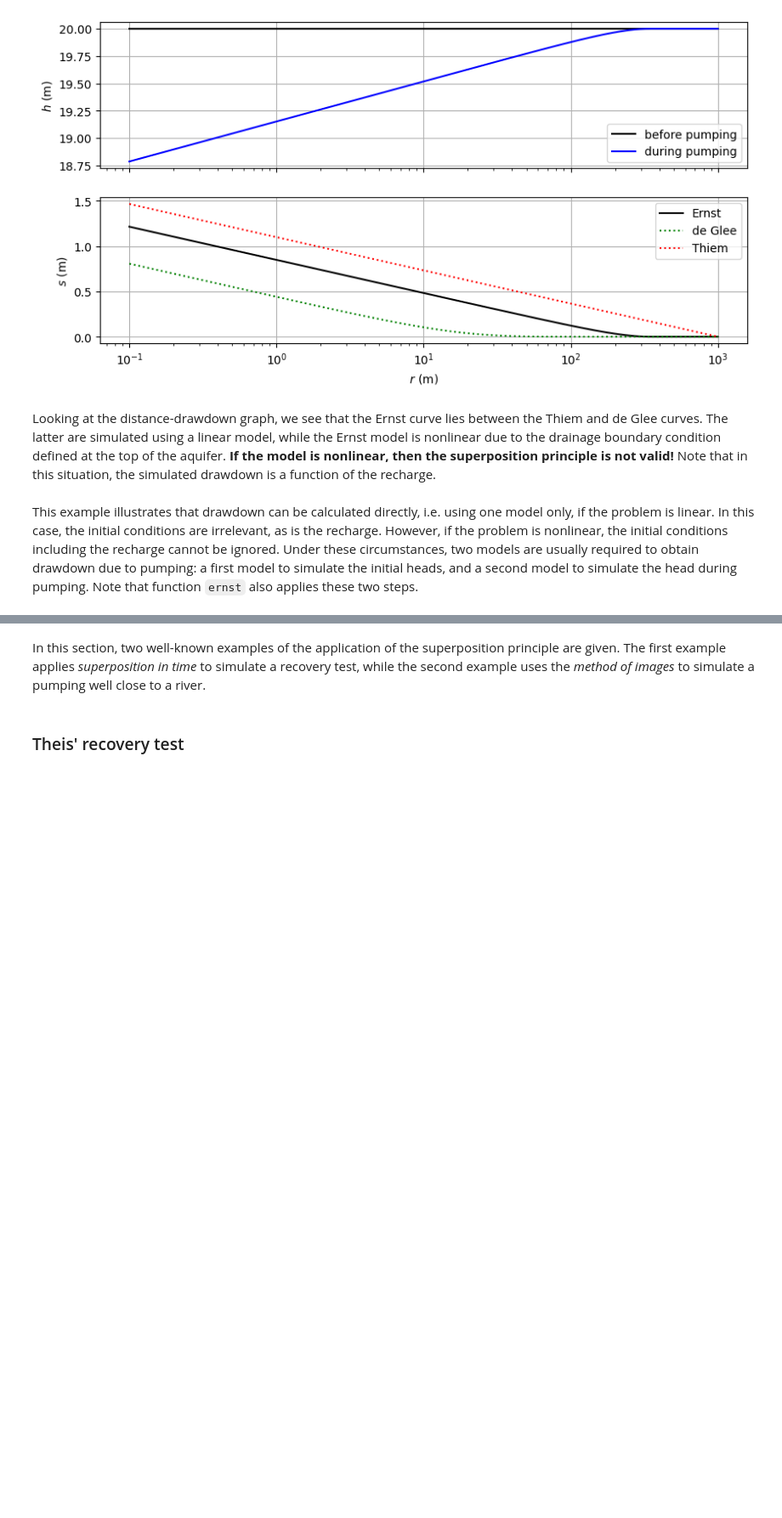
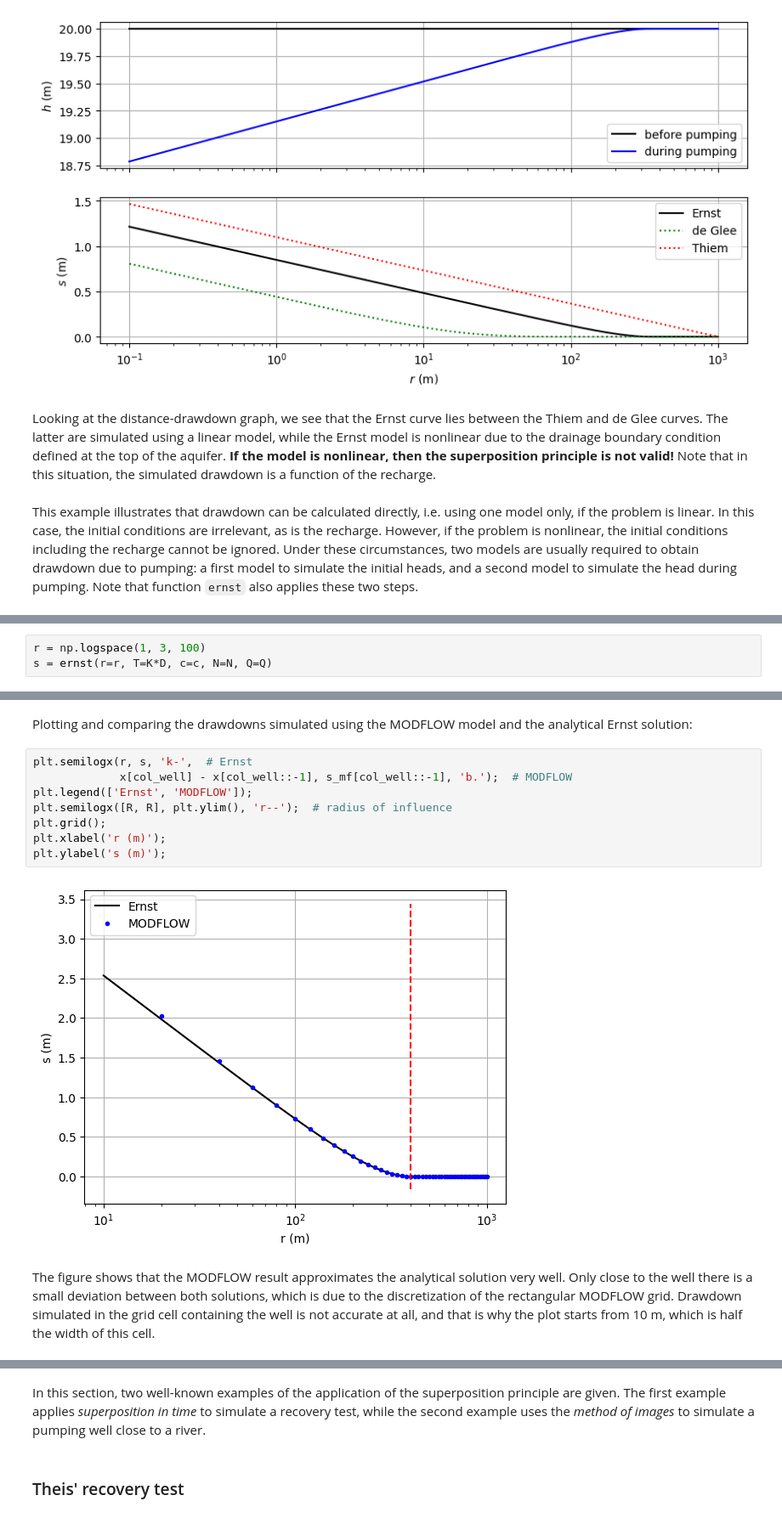
Before and after one commit to alouwyck/maxsypy, a Jupyter notebook: seminaries/UM6P_jan_2025/Seminary_UM6P_Jan_2025_Part_4_Water_budget_myth_and_superposition_principle.ipynb, the cells around one changed output, grey strips where cells are left out. Shown at 85% size. Drawn from its saved outputs; the diff is of its cells as text; blank space fills up the shorter version.

```diff
--- a/seminaries/UM6P_jan_2025/Seminary_UM6P_Jan_2025_Part_4_Water_budget_myth_and_superposition_principle.ipynb
+++ b/seminaries/UM6P_jan_2025/Seminary_UM6P_Jan_2025_Part_4_Water_budget_myth_and_superposition_principle.ipynb
@@ -201,0 +446,3 @@ This example illustrates that drawdown can be calculated directly, i.e. using on
+# %%
+r = np.logspace(1, 3, 100)
+s = ernst(r=r, T=K*D, c=c, N=N, Q=Q)
@@ -201,0 +458,14 @@ This example illustrates that drawdown can be calculated directly, i.e. using on
+# %% [markdown]
+Plotting and comparing the drawdowns simulated using the MODFLOW model and the analytical Ernst solution:
+# %%
+plt.semilogx(r, s, 'k-',  # Ernst
+             x[col_well] - x[col_well::-1], s_mf[col_well::-1], 'b.');  # MODFLOW
+plt.legend(['Ernst', 'MODFLOW']);
+plt.semilogx([R, R], plt.ylim(), 'r--');  # radius of influence
+plt.grid();
+plt.xlabel('r (m)');
+plt.ylabel('s (m)');
+# %% [output]
+[figure, added]
+# %% [markdown]
+The figure shows that the MODFLOW result approximates the analytical solution very well. Only close to the well there is a small deviation between both solutions, which is due to the discretization of the rectangular MODFLOW grid. Drawdown simulated in the grid cell containing the well is not accurate at all, and that is why the plot starts from 10 m, which is half the width of this cell.
```
Also changed, not shown: parts of 62 cells of this notebook.
